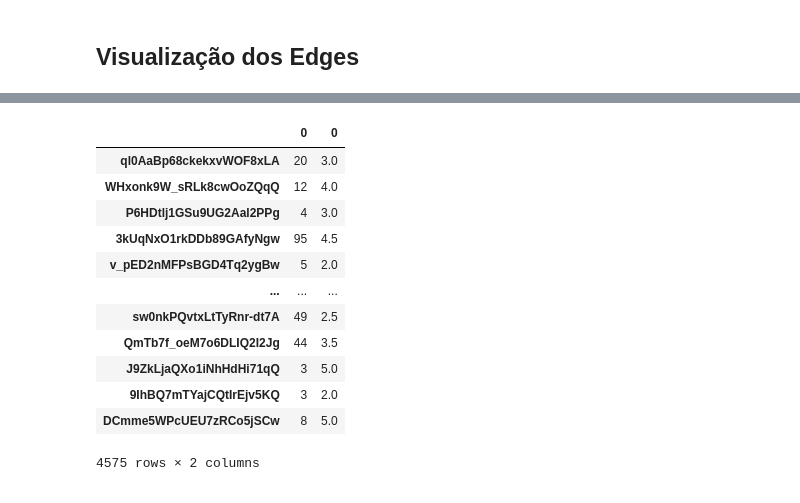
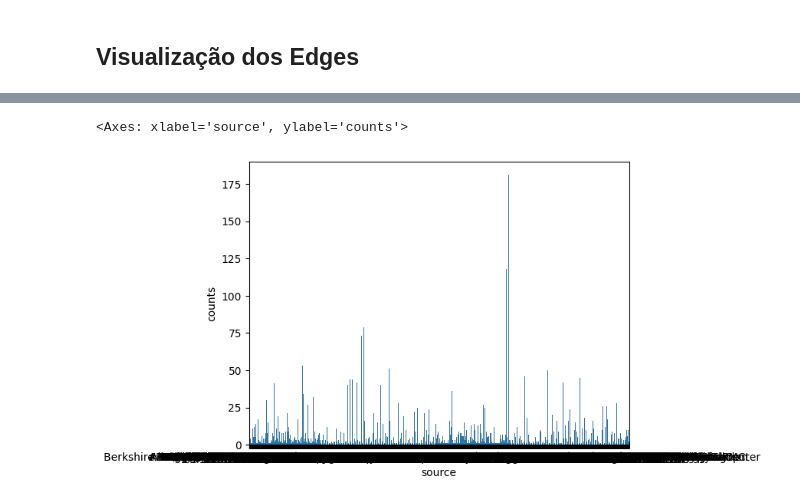
Before and after one commit to rwc2408/CienciadasRedes, a Jupyter notebook: Desafio 01/Desafio01_AnaliseExploratoria.ipynb, the cells around one changed output, grey strips where cells are left out. Saved outputs shown, nothing was run; the diff lists cells and outputs as text; code cells hidden in the pictures.

```diff
--- a/Desafio 01/Desafio01_AnaliseExploratoria.ipynb
+++ b/Desafio 01/Desafio01_AnaliseExploratoria.ipynb
@@ -194,16 +156,6 @@ df_review_stars = pd.concat([df_review, df_starts], axis=1)
-# %%
-df_review_stars
-# %% [output]
-|  | 0 | 0 |
-| ql0AaBp68ckekxvWOF8xLA | 20 | 3.0 |
-| WHxonk9W_sRLk8cwOoZQqQ | 12 | 4.0 |
-| P6HDtlj1GSu9UG2Aal2PPg | 4 | 3.0 |
-| 3kUqNxO1rkDDb89GAfyNgw | 95 | 4.5 |
-| v_pED2nMFPsBGD4Tq2ygBw | 5 | 2.0 |
-| ... | ... | ... |
-| sw0nkPQvtxLtTyRnr-dt7A | 49 | 2.5 |
-| QmTb7f_oeM7o6DLIQ2I2Jg | 44 | 3.5 |
-| J9ZkLjaQXo1iNhHdHi71qQ | 3 | 5.0 |
-| 9IhBQ7mTYajCQtIrEjv5KQ | 3 | 2.0 |
-| DCmme5WPcUEU7zRCo5jSCw | 8 | 5.0 |
-4575 rows × 2 columns
+# %%
+source_agrp = df_edges.groupby(['source']).size().reset_index(name='counts')
+sns.barplot(x=source_agrp['source'], y=source_agrp['counts'])
+# %% [output]
+<Axes: xlabel='source', ylabel='counts'>
+[figure, added]
```
Also changed, not shown: parts of 18 cells of this notebook, 1 other file.
